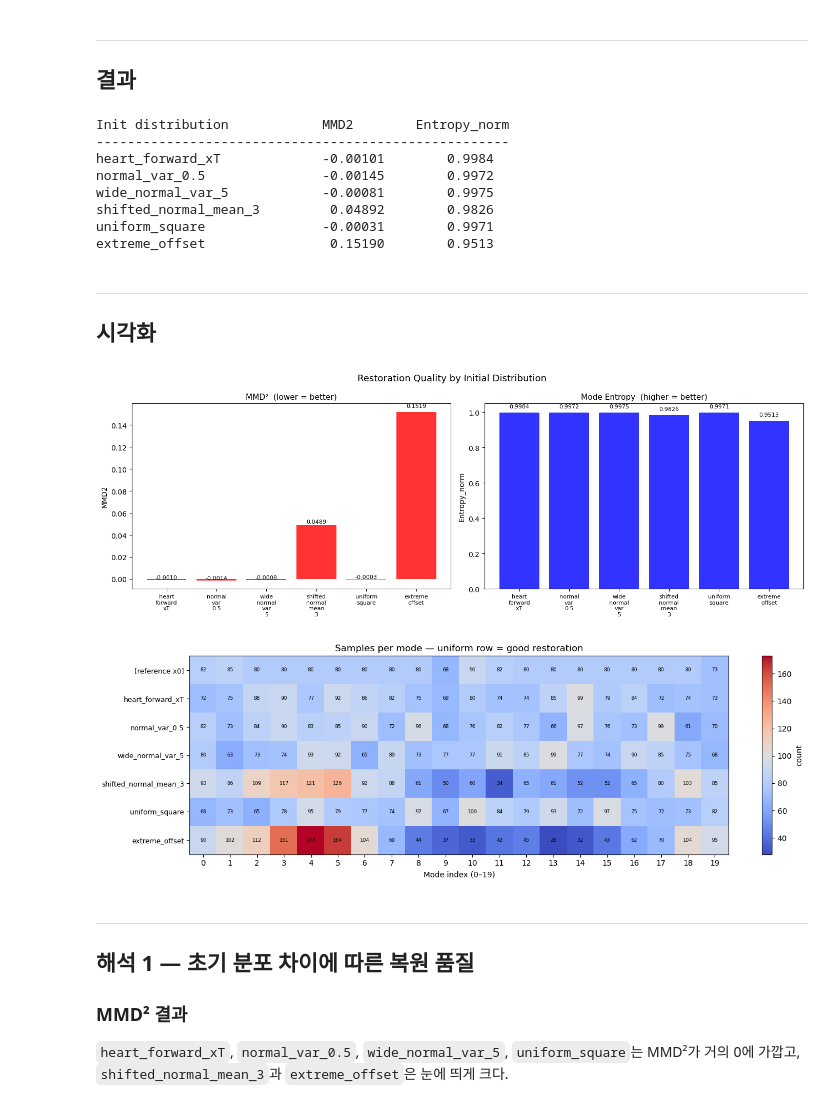
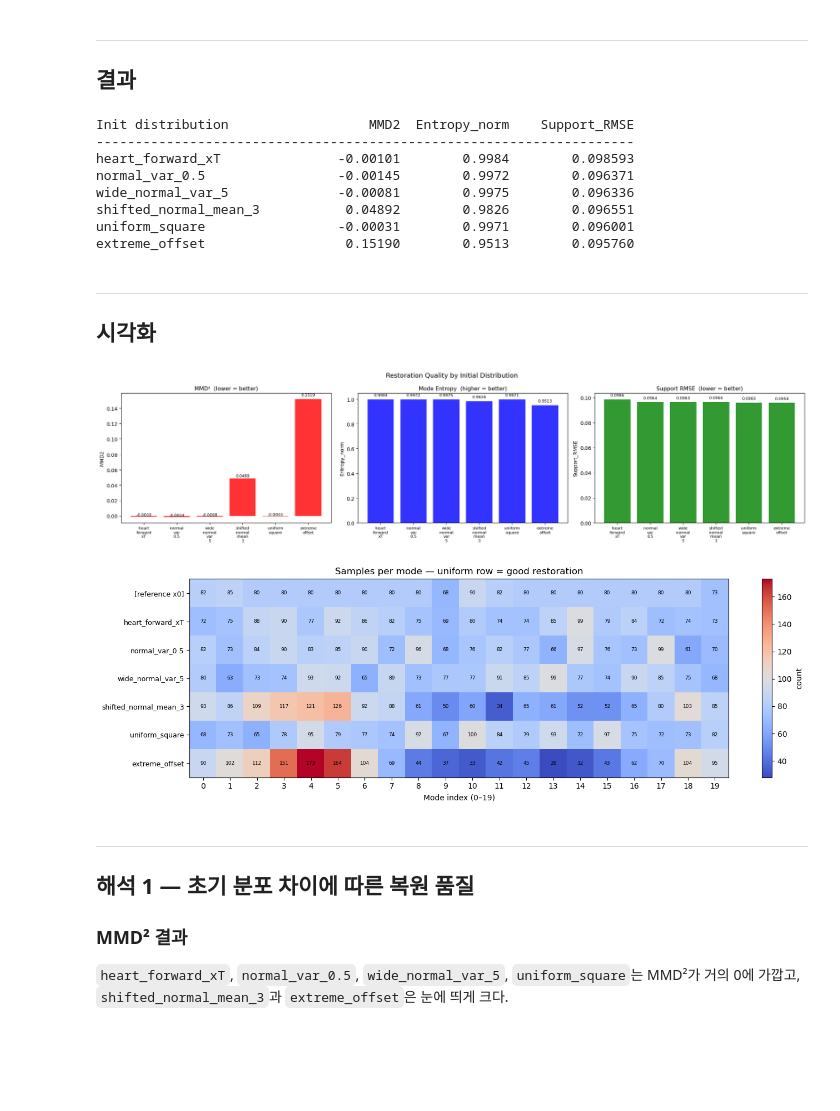
Before and after one commit to k-hyeon02/diffusion, a Jupyter notebook: validation.ipynb, the cells around one changed output. Drawn from its saved outputs; the diff is of its cells as text; code cells hidden in the pictures; blank space fills up the shorter version.

Commit message:
Support RMSE 지표 추가

```diff
--- a/validation.ipynb
+++ b/validation.ipynb
@@ -227,35 +227,51 @@ def mode_entropy(x_restored, means):
     pk = counts / counts.sum()  # 비율로 변환
     pk_nz = pk[pk > 0]  # 0인 원소 제거: log0 방지
     return float(-np.sum(pk_nz * np.log(pk_nz)) / np.log(K)), counts
+
+def support_rmse(x, support):
+    dist2 = ((x[:, None, :] - support[None, :, :]) ** 2).sum(axis=-1)
+    min_dist2 = dist2.min(axis=1)
+    return np.sqrt(min_dist2.mean())
 # %% [markdown]
 ---
 ## 결과
 # %%
 results = {}
 ref = heart_x0
+support = heart_means
 
 for name, x_hat in restored.items():
     H, counts = mode_entropy(x_hat, heart_means)
+    mmd2 = mmd_squared(x_hat, ref)
+    rmse = support_rmse(x_hat, support)
+
     results[name] = {
-        "MMD2": mmd_squared(x_hat, ref),
+        "MMD2": mmd2,
         "Entropy_norm": H,
+        "Support_RMSE": rmse,
         "_counts": counts,
     }
 
-hdr = f"{'Init distribution':<28} {'MMD2':10} {'Entropy_norm':>13}"
+hdr = f"{'Init distribution':<28} {'MMD2':>10} {'Entropy_norm':>13} {'Support_RMSE':>15}"
 print(hdr)
 print("-" * len(hdr))
+
 for name, m in results.items():
-    print(f"{name:<28} {m['MMD2']:8.5f} {m['Entropy_norm']:>13.4f}")
+    print(
+        f"{name:<28} "
+        f"{m['MMD2']:>10.5f} "
+        f"{m['Entropy_norm']:>13.4f} "
+        f"{m['Support_RMSE']:>15.6f}"
+    )
 # %% [output]
-Init distribution            MMD2        Entropy_norm
------------------------------------------------------
-heart_forward_xT             -0.00101        0.9984
-normal_var_0.5               -0.00145        0.9972
-wide_normal_var_5            -0.00081        0.9975
-shifted_normal_mean_3         0.04892        0.9826
-uniform_square               -0.00031        0.9971
-extreme_offset                0.15190        0.9513
+Init distribution                  MMD2  Entropy_norm    Support_RMSE
+---------------------------------------------------------------------
+heart_forward_xT               -0.00101        0.9984        0.098593
+normal_var_0.5                 -0.00145        0.9972        0.096371
+wide_normal_var_5              -0.00081        0.9975        0.096336
+shifted_normal_mean_3           0.04892        0.9826        0.096551
+uniform_square                 -0.00031        0.9971        0.096001
+extreme_offset                  0.15190        0.9513        0.095760
 # %% [markdown]
 ---
 ## 시각화
@@ -264,13 +280,17 @@ names  = list(results.keys())  # 분포 이름
 x_pos  = np.arange(len(names))  # 막대 위치: [0,1,2,...,5]
 labels = [n.replace("_", "\n") for n in names]  # _를 줄바꿈으로 변환
 
-fig, axes = plt.subplots(1, 2, figsize=(14, 5))  # 가로로 2개 subplot
+fig, axes = plt.subplots(1, 3, figsize=(20, 5))
 
 for ax, metric, title, color in zip(
     axes,
-    ["MMD2", "Entropy_norm"],
-    ["MMD²  (lower = better)", "Mode Entropy  (higher = better)"],
-    ["red", "blue"],
+    ["MMD2", "Entropy_norm", "Support_RMSE"],
+    [
+        "MMD²  (lower = better)",
+        "Mode Entropy  (higher = better)",
+        "Support RMSE  (lower = better)",
+    ],
+    ["red", "blue", "green"],
 ):
     vals = [results[n][metric] for n in names]  # 현재 metric 값
     bars = ax.bar(x_pos, vals, color=color, alpha=0.8) # 막대그래프
@@ -282,34 +302,34 @@ for ax, metric, title, color in zip(
     for bar, v in zip(bars, vals):
         ax.text(bar.get_x() + bar.get_width() / 2, # 막대 중앙
                 bar.get_height() * 1.02, # 막대 꼭대기 * 1.02 높이
                 f"{v:.4f}", ha="center", va="bottom", fontsize=8)
 
 fig.suptitle("Restoration Quality by Initial Distribution", fontsize=13)
 plt.tight_layout()
 plt.show()
 
 # ── 히트맵 ────────────────────────────────────────────────────
 _, ref_counts = mode_entropy(heart_x0, heart_means)
 rest_matrix = np.stack([results[n]["_counts"] for n in names], axis=0)
 
 count_matrix = np.vstack([ref_counts[np.newaxis, :], rest_matrix])  # (7, 20)
 row_labels = ["[reference x0]"] + names
 
 plt.figure(figsize=(14, 4.5))
 im = plt.imshow(count_matrix, aspect="auto", cmap="coolwarm")
 plt.xticks(range(len(heart_means)))
 plt.xlabel("Mode index (0–19)")
 plt.yticks(range(len(row_labels)), row_labels, fontsize=9)
 plt.title("Samples per mode — uniform row = good restoration")
 
 for i in range(len(row_labels)):
     for j in range(len(heart_means)):
         plt.text(j, i, str(count_matrix[i, j]), ha="center", va="center", fontsize=6.5)
 plt.colorbar(im, label="count")
 plt.tight_layout()
 plt.show()
 # %% [output]
-[figure, old version]
+[figure, new version]
 [figure]
 # %% [markdown]
 ---
```
Also changed, not shown: parts of 3 cells of this notebook.
